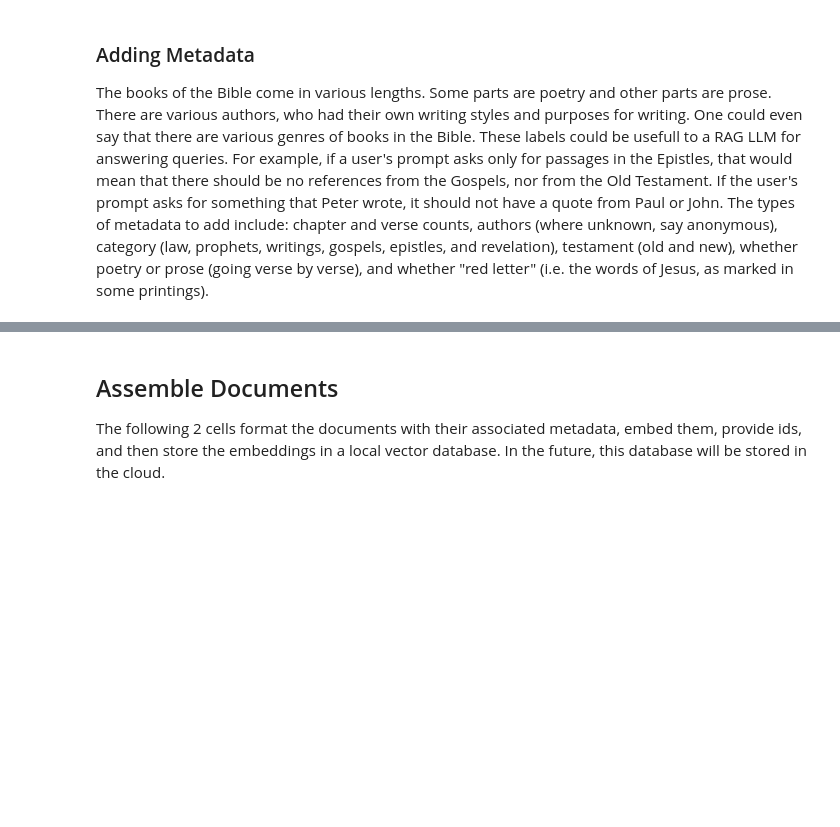
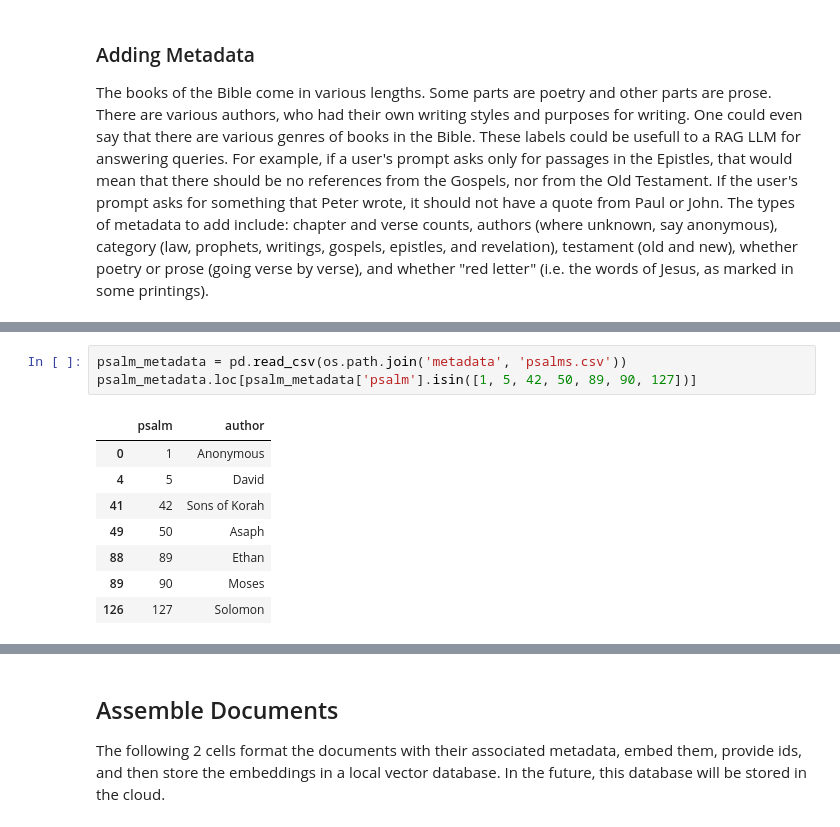
Before and after one commit to MichaelAGunn/rag-llm, a Jupyter notebook: data/MVP0_Preprocess.ipynb, the cells around one changed output, grey strips where cells are left out. Saved outputs shown, nothing was run; the diff lists cells and outputs as text; blank space fills up the shorter version.

```diff
--- a/data/MVP0_Preprocess.ipynb
+++ b/data/MVP0_Preprocess.ipynb
@@ -75 +109,13 @@ The types of metadata to add include: chapter and verse counts, authors (where u
+# %%
+psalm_metadata = pd.read_csv(os.path.join('metadata', 'psalms.csv'))
+psalm_metadata.loc[psalm_metadata['psalm'].isin([1, 5, 42, 50, 89, 90, 127])]
+# %% [output]
+|  | psalm | author |
+| 0 | 1 | Anonymous |
+| 4 | 5 | David |
+| 41 | 42 | Sons of Korah |
+| 49 | 50 | Asaph |
+| 88 | 89 | Ethan |
+| 89 | 90 | Moses |
+| 126 | 127 | Solomon |
 # %%
```
Also changed, not shown: parts of 14 cells of this notebook, 2 other files.
